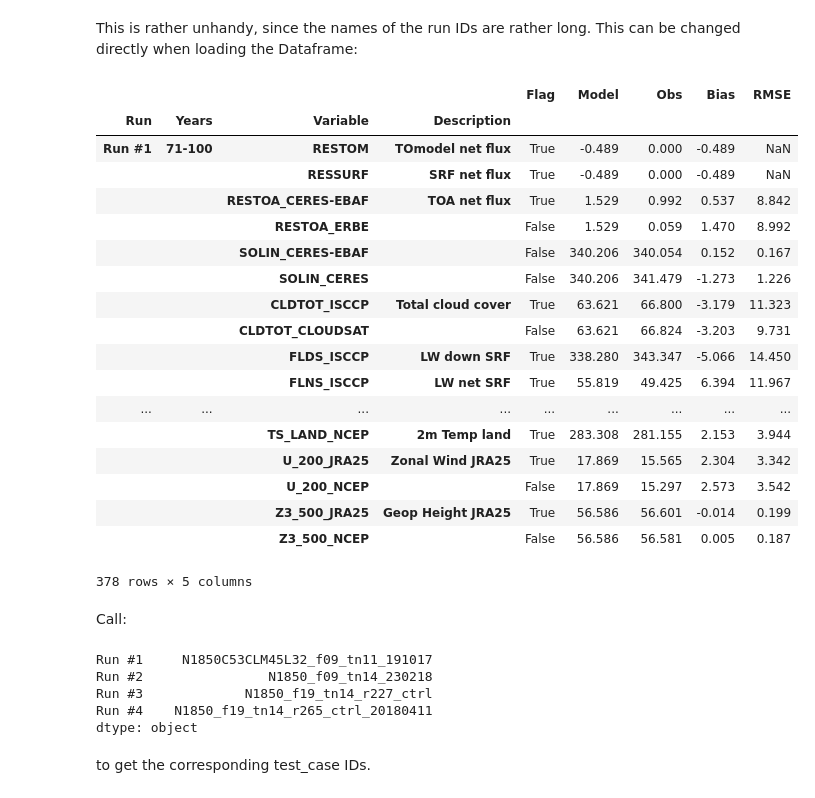
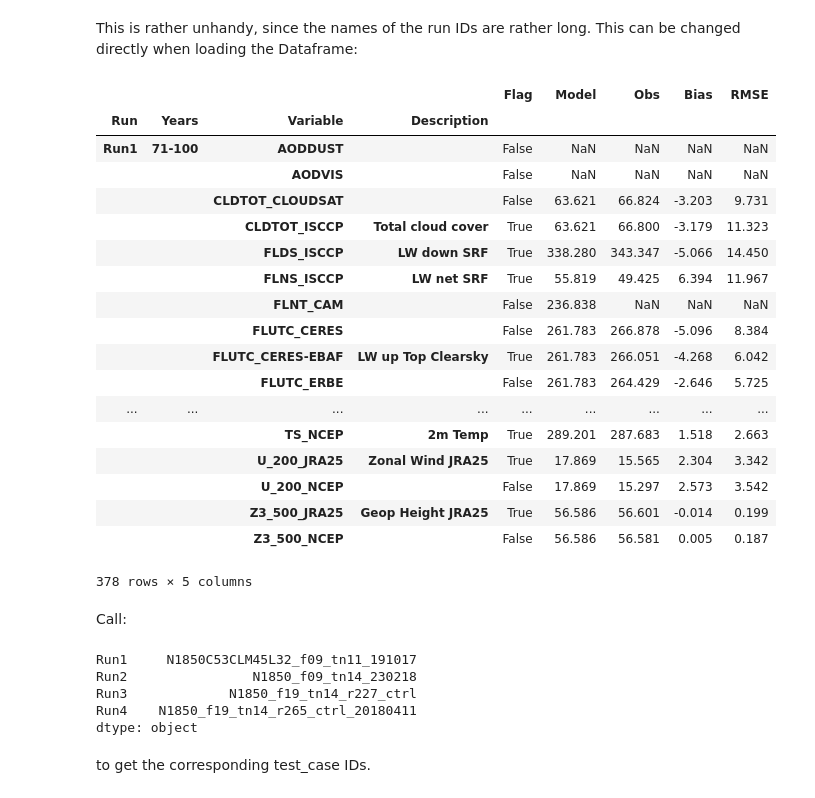
Before and after one commit to jgliss/my_notebooks, a Jupyter notebook: notebooks/read_ascii_cams_diag.ipynb, the cells around one changed output. Saved outputs shown, nothing was run; the diff lists cells and outputs as text; code cells hidden in the pictures.

```diff
--- a/notebooks/read_ascii_cams_diag.ipynb
+++ b/notebooks/read_ascii_cams_diag.ipynb
@@ -267,23 +267,23 @@ merged
 # %% [markdown]
 This is rather unhandy, since the names of the run IDs are rather long. This can be changed directly when loading the Dataframe:
 # %%
-merged = read_and_merge_all(file_list=files, var_info_dict=var_info_dict, replace_runid_prefix="Run #")
+merged = read_and_merge_all(file_list=files, var_info_dict=var_info_dict, replace_runid_prefix="Run")
 merged
 # %% [output]
 |  |  |  |  | Flag | Model | Obs | Bias | RMSE |
 | Run | Years | Variable | Description |  |  |  |  |  |
-| Run #1 | 71-100 | RESTOM | TOmodel net flux | True | -0.489 | 0.000 | -0.489 | NaN |
-|  |  | RESSURF | SRF net flux | True | -0.489 | 0.000 | -0.489 | NaN |
-|  |  | RESTOA_CERES-EBAF | TOA net flux | True | 1.529 | 0.992 | 0.537 | 8.842 |
-|  |  | RESTOA_ERBE |  | False | 1.529 | 0.059 | 1.470 | 8.992 |
-|  |  | SOLIN_CERES-EBAF |  | False | 340.206 | 340.054 | 0.152 | 0.167 |
-|  |  | SOLIN_CERES |  | False | 340.206 | 341.479 | -1.273 | 1.226 |
+| Run1 | 71-100 | AODDUST |  | False | NaN | NaN | NaN | NaN |
+|  |  | AODVIS |  | False | NaN | NaN | NaN | NaN |
+|  |  | CLDTOT_CLOUDSAT |  | False | 63.621 | 66.824 | -3.203 | 9.731 |
 |  |  | CLDTOT_ISCCP | Total cloud cover | True | 63.621 | 66.800 | -3.179 | 11.323 |
-|  |  | CLDTOT_CLOUDSAT |  | False | 63.621 | 66.824 | -3.203 | 9.731 |
 |  |  | FLDS_ISCCP | LW down SRF | True | 338.280 | 343.347 | -5.066 | 14.450 |
 |  |  | FLNS_ISCCP | LW net SRF | True | 55.819 | 49.425 | 6.394 | 11.967 |
+|  |  | FLNT_CAM |  | False | 236.838 | NaN | NaN | NaN |
+|  |  | FLUTC_CERES |  | False | 261.783 | 266.878 | -5.096 | 8.384 |
+|  |  | FLUTC_CERES-EBAF | LW up Top Clearsky | True | 261.783 | 266.051 | -4.268 | 6.042 |
+|  |  | FLUTC_ERBE |  | False | 261.783 | 264.429 | -2.646 | 5.725 |
 | ... | ... | ... | ... | ... | ... | ... | ... | ... |
-|  |  | TS_LAND_NCEP | 2m Temp land | True | 283.308 | 281.155 | 2.153 | 3.944 |
+|  |  | TS_NCEP | 2m Temp | True | 289.201 | 287.683 | 1.518 | 2.663 |
 |  |  | U_200_JRA25 | Zonal Wind JRA25 | True | 17.869 | 15.565 | 2.304 | 3.342 |
 |  |  | U_200_NCEP |  | False | 17.869 | 15.297 | 2.573 | 3.542 |
 |  |  | Z3_500_JRA25 | Geop Height JRA25 | True | 56.586 | 56.601 | -0.014 | 0.199 |
@@ -294,10 +294,10 @@ Call:
 # %%
 merged.test_case
 # %% [output]
-Run #1     N1850C53CLM45L32_f09_tn11_191017
-Run #2                N1850_f09_tn14_230218
-Run #3             N1850_f19_tn14_r227_ctrl
-Run #4    N1850_f19_tn14_r265_ctrl_20180411
+Run1     N1850C53CLM45L32_f09_tn11_191017
+Run2                N1850_f09_tn14_230218
+Run3             N1850_f19_tn14_r227_ctrl
+Run4    N1850_f19_tn14_r265_ctrl_20180411
 dtype: object
 # %% [markdown]
 to get the corresponding test_case IDs.
```
Also changed, not shown: parts of 18 cells of this notebook, 1 other file.
